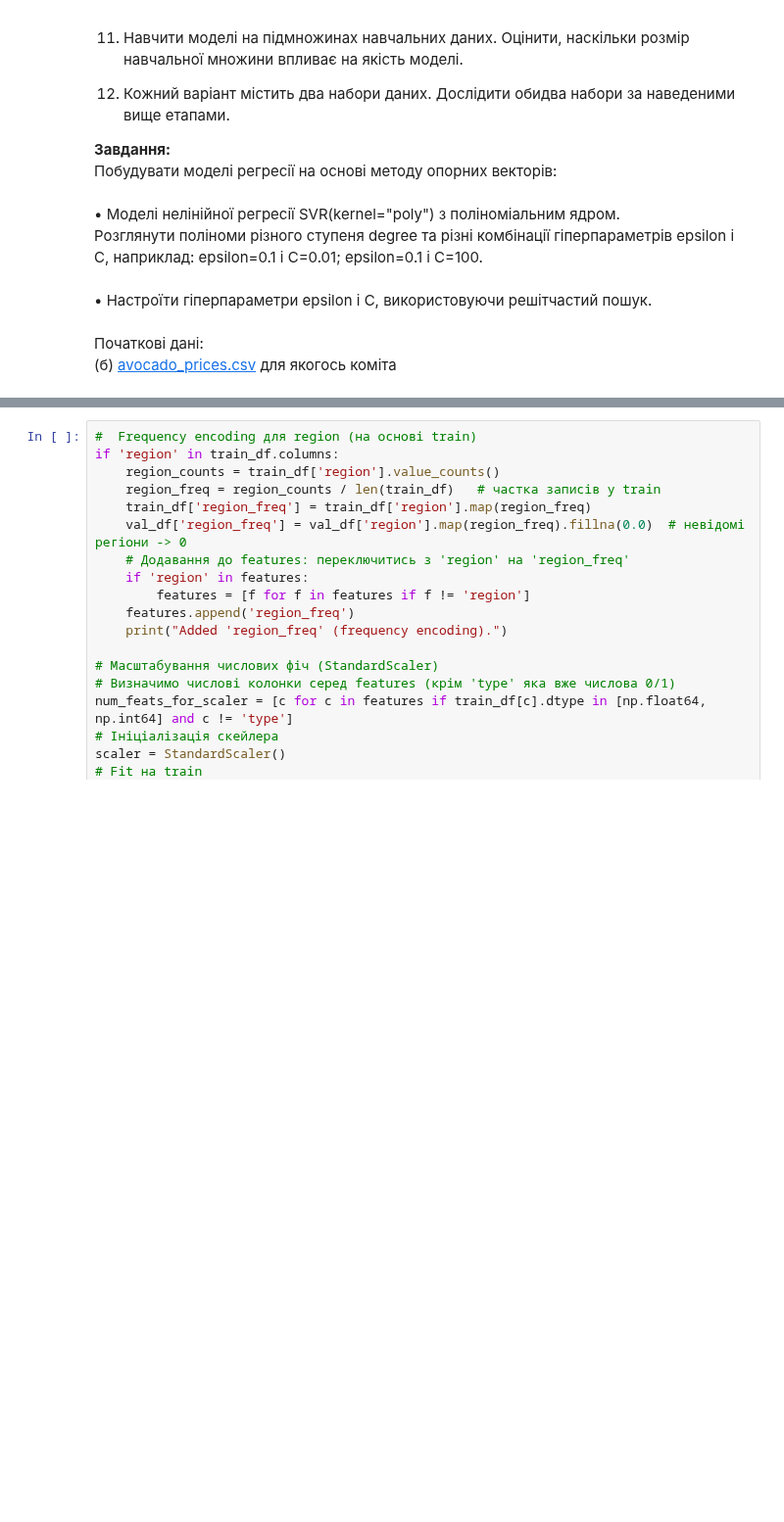
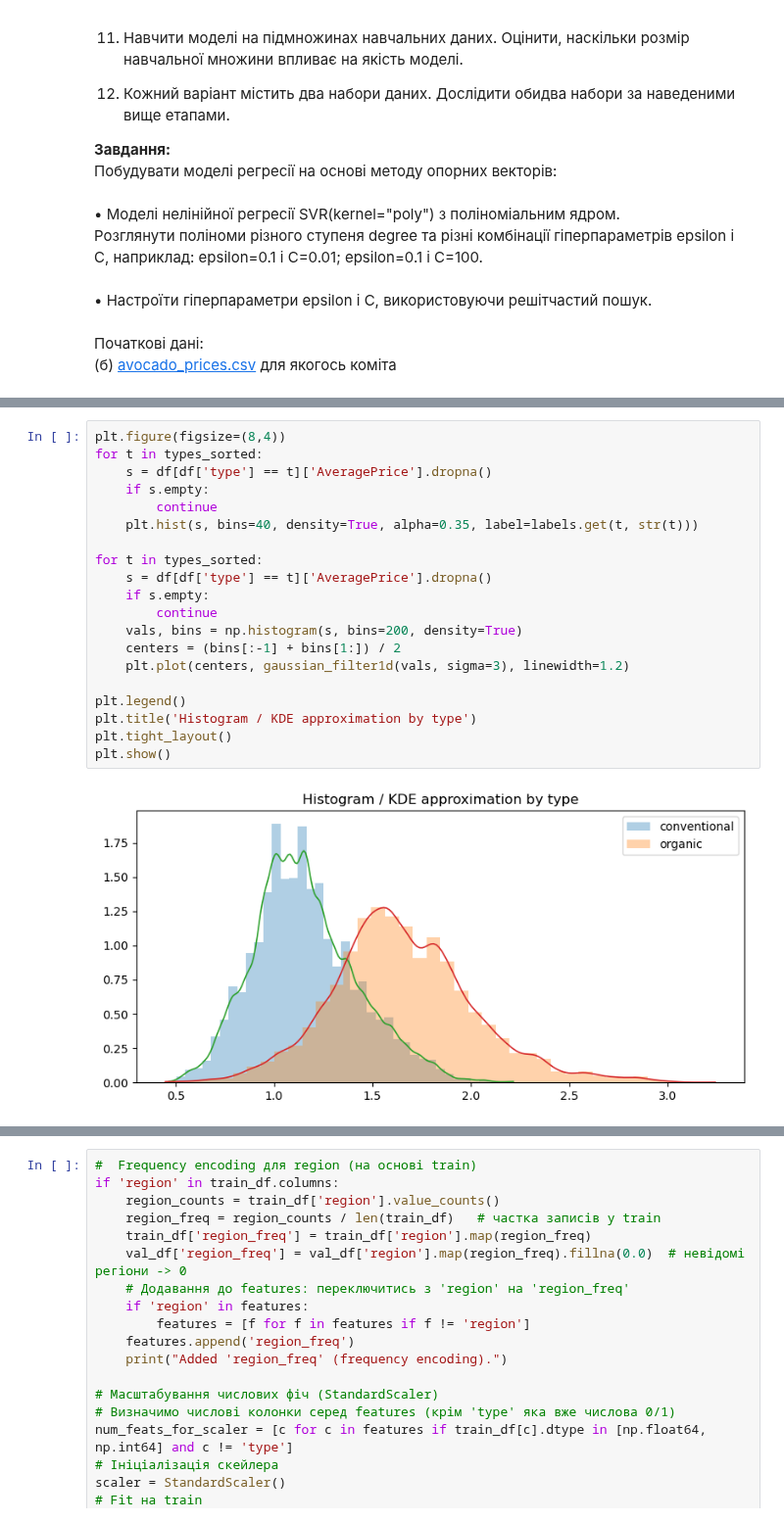
Before and after one commit to Max0Past/Data_Analysis, a Jupyter notebook: lab_2/avocado_prices_code.ipynb, the cells around one changed output, grey strips where cells are left out. Shown at 98% size. Cells and saved outputs as stored; diff of their text form; blank space fills up the shorter version.

```diff
--- a/lab_2/avocado_prices_code.ipynb
+++ b/lab_2/avocado_prices_code.ipynb
@@ -388,0 +297,22 @@ plt.show()
+# %%
+plt.figure(figsize=(8,4))
+for t in types_sorted:
+    s = df[df['type'] == t]['AveragePrice'].dropna()
+    if s.empty:
+        continue
+    plt.hist(s, bins=40, density=True, alpha=0.35, label=labels.get(t, str(t)))
+
+for t in types_sorted:
+    s = df[df['type'] == t]['AveragePrice'].dropna()
+    if s.empty:
+        continue
+    vals, bins = np.histogram(s, bins=200, density=True)
+    centers = (bins[:-1] + bins[1:]) / 2
+    plt.plot(centers, gaussian_filter1d(vals, sigma=3), linewidth=1.2)
+
+plt.legend()
+plt.title('Histogram / KDE approximation by type')
+plt.tight_layout()
+plt.show()
+# %% [output]
+[figure, added]
```
Also changed, not shown: parts of 17 cells of this notebook, 1 other file.
